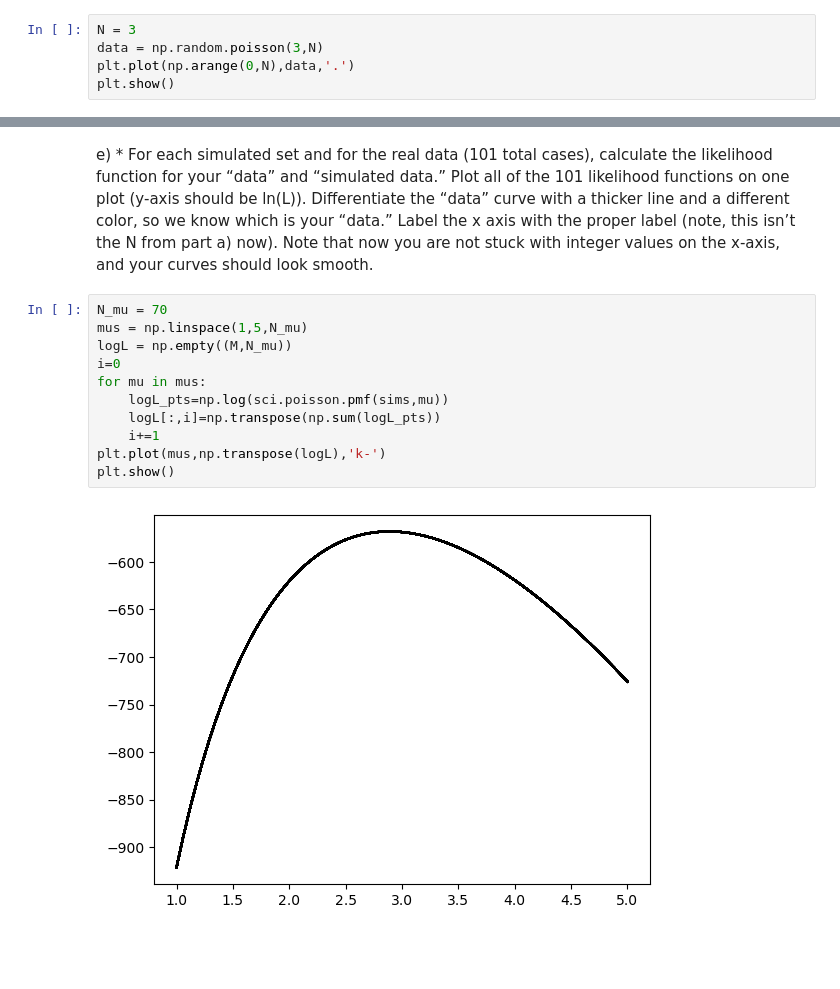
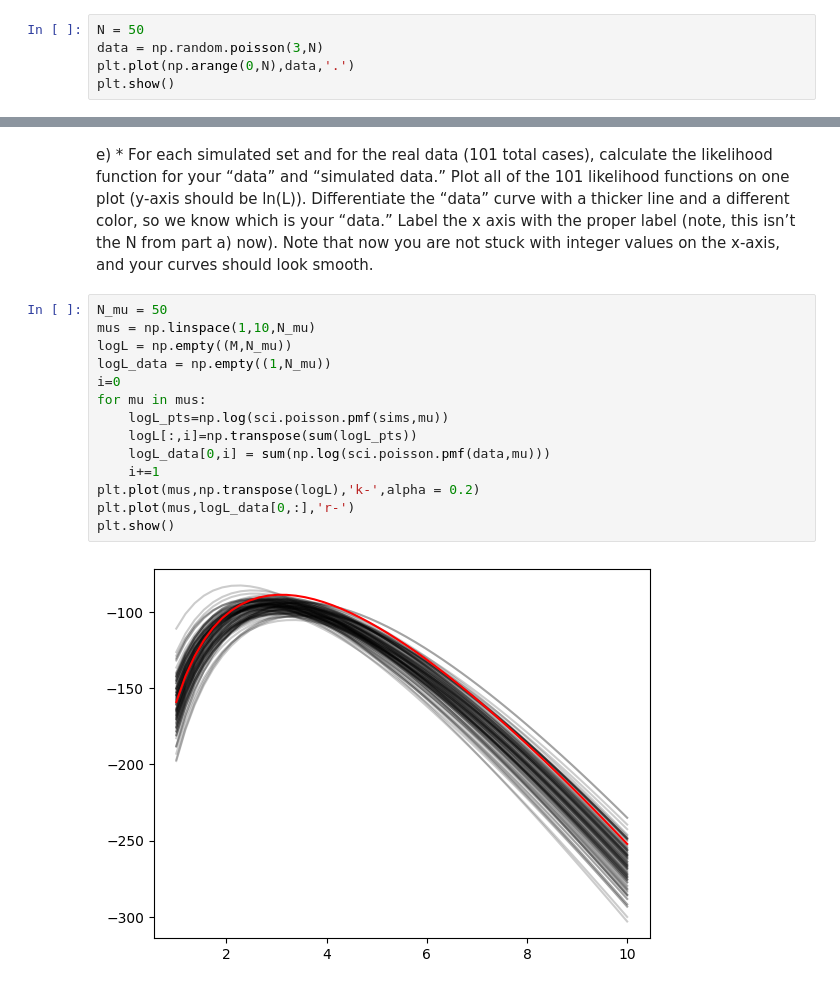
Before and after one commit to andcook5/Physics38600, a Jupyter notebook: HW/P386HW2.ipynb, the cells around one changed output, grey strips where cells are left out. Drawn from its saved outputs; the diff is of its cells as text; blank space fills up the shorter version.

```diff
--- a/HW/P386HW2.ipynb
+++ b/HW/P386HW2.ipynb
@@ -19,7 +19,7 @@ plt.show()
 # %% [markdown]
 b) Draw 50 random numbers (samples) from the Poisson distribution in a). This is your “data.”
 # %%
-N = 3
+N = 50
 data = np.random.poisson(3,N)
 plt.plot(np.arange(0,N),data,'.')
 plt.show()
@@ -44,15 +44,18 @@ plt.show()
 # %% [markdown]
 e) * For each simulated set and for the real data (101 total cases), calculate the likelihood function for your “data” and “simulated data.” Plot all of the 101 likelihood functions on one plot (y-axis should be ln(L)). Differentiate the “data” curve with a thicker line and a different color, so we know which is your “data.” Label the x axis with the proper label (note, this isn’t the N from part a) now). Note that now you are not stuck with integer values on the x-axis, and your curves should look smooth.
 # %%
-N_mu = 70
-mus = np.linspace(1,5,N_mu)
+N_mu = 50
+mus = np.linspace(1,10,N_mu)
 logL = np.empty((M,N_mu))
+logL_data = np.empty((1,N_mu))
 i=0
 for mu in mus:
     logL_pts=np.log(sci.poisson.pmf(sims,mu))
-    logL[:,i]=np.transpose(np.sum(logL_pts))
+    logL[:,i]=np.transpose(sum(logL_pts))
+    logL_data[0,i] = sum(np.log(sci.poisson.pmf(data,mu)))
     i+=1
-plt.plot(mus,np.transpose(logL),'k-')
+plt.plot(mus,np.transpose(logL),'k-',alpha = 0.2)
+plt.plot(mus,logL_data[0,:],'r-')
 plt.show()
 # %% [output]
-[figure, old version]
+[figure, new version]
```
Also changed, not shown: parts of 8 cells of this notebook.
